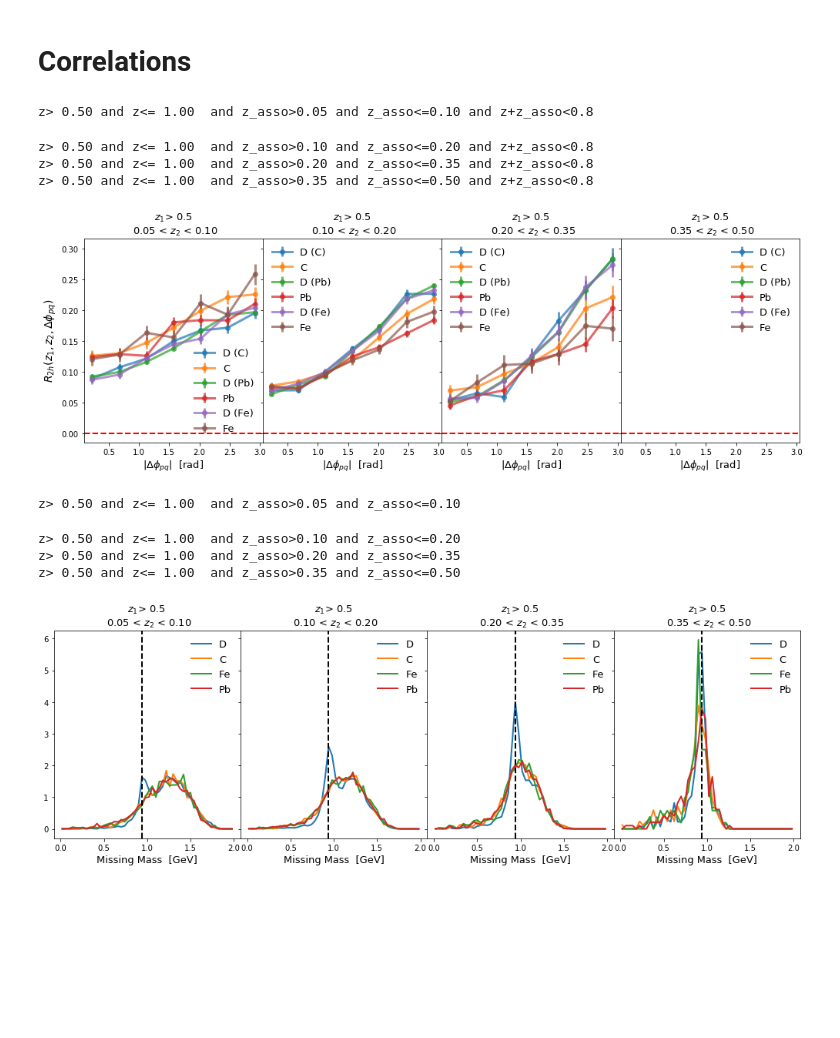
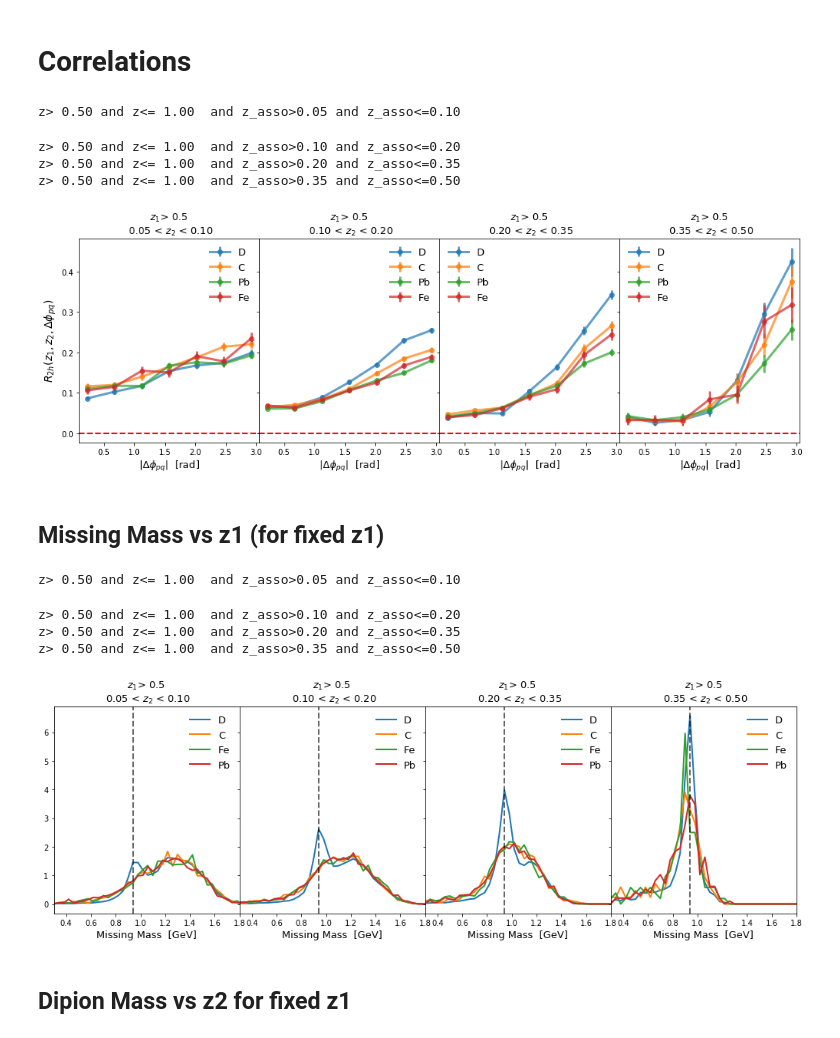
Before and after one commit to miguelignacio/eg2dihadron, a Jupyter notebook: EG2_2picorrelations.ipynb, the cells around one changed output. Cells and saved outputs as stored; diff of their text form; code cells hidden in the pictures; blank space fills up the shorter version.

```diff
--- a/EG2_2picorrelations.ipynb
+++ b/EG2_2picorrelations.ipynb
@@ -146,3 +143,7 @@ df['C_trigger'] = read_root('Pairs_C.root', 'C_trigger')
 df['D_C']= read_root('Pairs_C.root', 'D_C')
 df['D_C_mix'] = read_root('Pairs_C.root', 'D_C_mix')
 df['D_C_trigger'] = read_root('Pairs_C.root', 'D_C_trigger')
+
+df['D'] = pd.concat([df['D_Pb'],df['D_Fe'],df['D_C']]) #simply combine the deuterium results for all targets
+df['D_mix'] = pd.concat([df['D_Pb_mix'],df['D_Fe_mix'],df['D_C_mix']]) #simply combine the deuterium results for all targets
+df['D_trigger'] = pd.concat([df['D_Pb_trigger'],df['D_Fe_trigger'],df['D_C_trigger']]) #simply combine the deuterium results for all targets
@@ -149,20 +152,20 @@ df['D_C_trigger'] = read_root('Pairs_C.root', 'D_C_trigger')
 # %%
-r_C, err_C,x = getRatio(df['C'],df['D_C'],df['C_trigger'],df['D_C_trigger'],query='and missing_mass>1.25')
-r_Fe, err_Fe,x = getRatio(df['Fe'],df['D_Fe'],df['Fe_trigger'],df['D_Fe_trigger'],query='and missing_mass>1.25')
-r_Pb, err_Pb,x = getRatio(df['Pb'],df['D_Pb'],df['Pb_trigger'],df['D_Pb_trigger'],query='and missing_mass>1.25')
+r_C, err_C,x = getRatio(df['C'],df['D_C'],df['C_trigger'],df['D_C_trigger'])
+r_Fe, err_Fe,x = getRatio(df['Fe'],df['D_Fe'],df['Fe_trigger'],df['D_Fe_trigger'])
+r_Pb, err_Pb,x = getRatio(df['Pb'],df['D_Pb'],df['Pb_trigger'],df['D_Pb_trigger'])
 
 r_C_low, err_C_low,x = getRatio(df['C'],df['D_C'],df['C_trigger'],df['D_C_trigger'],query=' and mass<0.6')
 r_Fe_low, err_Fe_low,x = getRatio(df['Fe'],df['D_Fe'],df['Fe_trigger'],df['D_Fe_trigger'],query=' and mass<0.6')
 r_Pb_low, err_Pb_low,x = getRatio(df['Pb'],df['D_Pb'],df['Pb_trigger'],df['D_Pb_trigger'],query=' and mass<0.6')
 
-r_C_middle, err_C_middle,x = getRatio(df['C'],df['D_C'],df['C_trigger'],df['D_C_trigger'],query=' and mass<1.25 and mass>0.6')
-r_Fe_middle, err_Fe_middle,x = getRatio(df['Fe'],df['D_Fe'],df['Fe_trigger'],df['D_Fe_trigger'],query=' and mass<1.25 and mass>0.6')
-r_Pb_middle, err_Pb_middle,x = getRatio(df['Pb'],df['D_Pb'],df['Pb_trigger'],df['D_Pb_trigger'],query=' and mass<1.25 and mass>0.6')
+r_C_middle, err_C_middle,x = getRatio(df['C'],df['D_C'],df['C_trigger'],df['D_C_trigger'],query=' and mass<1.0 and mass>0.6')
+r_Fe_middle, err_Fe_middle,x = getRatio(df['Fe'],df['D_Fe'],df['Fe_trigger'],df['D_Fe_trigger'],query=' and mass<1.0 and mass>0.6')
+r_Pb_middle, err_Pb_middle,x = getRatio(df['Pb'],df['D_Pb'],df['Pb_trigger'],df['D_Pb_trigger'],query=' and mass<1.0 and mass>0.6')
 
-r_C_high, err_C_high,x = getRatio(df['C'],df['D_C'],df['C_trigger'],df['D_C_trigger'],query=' and mass>1.25 and mass<2.0')
-r_Fe_high, err_Fe_high,x = getRatio(df['Fe'],df['D_Fe'],df['Fe_trigger'],df['D_Fe_trigger'],query=' and mass>1.25 and mass<2.0')
-r_Pb_high, err_Pb_high,x = getRatio(df['Pb'],df['D_Pb'],df['Pb_trigger'],df['D_Pb_trigger'],query=' and mass>1.25 and mass<2.0')
+r_C_high, err_C_high,x = getRatio(df['C'],df['D_C'],df['C_trigger'],df['D_C_trigger'],query=' and mass>1.0 and mass<2.0')
+r_Fe_high, err_Fe_high,x = getRatio(df['Fe'],df['D_Fe'],df['Fe_trigger'],df['D_Fe_trigger'],query=' and mass>1.0 and mass<2.0')
+r_Pb_high, err_Pb_high,x = getRatio(df['Pb'],df['D_Pb'],df['Pb_trigger'],df['D_Pb_trigger'],query=' and mass>1.0 and mass<2.0')
 
-r_C_veryhigh, err_C_veryhigh,x = getRatio(df['C'],df['D_C'],df['C_trigger'],df['D_C_trigger'],query=' and mass>1.25 and mass<2.0')
-r_Fe_veryhigh, err_Fe_veryhigh,x = getRatio(df['Fe'],df['D_Fe'],df['Fe_trigger'],df['D_Fe_trigger'],query=' and mass>1.25 and mass<2.0')
-r_Pb_veryhigh, err_Pb_veryhigh,x = getRatio(df['Pb'],df['D_Pb'],df['Pb_trigger'],df['D_Pb_trigger'],query=' and mass>1.25 and mass<2.0')
+r_C_veryhigh, err_C_veryhigh,x = getRatio(df['C'],df['D_C'],df['C_trigger'],df['D_C_trigger'],query=' and mass>1.0 and mass<2.0')
+r_Fe_veryhigh, err_Fe_veryhigh,x = getRatio(df['Fe'],df['D_Fe'],df['Fe_trigger'],df['D_Fe_trigger'],query=' and mass>1.0 and mass<2.0')
+r_Pb_veryhigh, err_Pb_veryhigh,x = getRatio(df['Pb'],df['D_Pb'],df['Pb_trigger'],df['D_Pb_trigger'],query=' and mass>1.0 and mass<2.0')
@@ -299,7 +306,7 @@ asso_bins = [(x, y) for (x, y) in zip(asso_Edges[:-1], asso_Edges[1:])]
 
 for j, asso_bin in enumerate(asso_bins):
     query_trigger = 'z> %2.2f and z<= %2.2f '%(0.5,1.0)
-    query_asso = 'z_asso>%2.2f and z_asso<=%2.2f and z+z_asso<0.8'%(asso_bin[0],asso_bin[1])
+    query_asso = 'z_asso>%2.2f and z_asso<=%2.2f'%(asso_bin[0],asso_bin[1])
     query_total = query_trigger + ' and '+ query_asso
     print query_total
 
@@ -319,42 +326,51 @@ for j, asso_bin in enumerate(asso_bins):
 
     ##IRON
     corr_Fe = correlation(df['Fe_trigger'].query(query_trigger).shape[0], df['Fe'].query(query_total), df['Fe_mix'].query(query_total))
     corr_D_Fe = correlation(df['D_Fe_trigger'].query(query_trigger).shape[0], df['D_Fe'].query(query_total), df['D_Fe_mix'].query(query_total))
     norma = np.sum(corr_D_Fe.corr_dphi)
     corr_Fe.normalize(norma)
     corr_D_Fe.normalize(norma)
 
     comp_C = comparison(corr_C,corr_D_C)
     comp_Fe = comparison(corr_Fe,corr_D_Fe)
     comp_Pb = comparison(corr_Pb,corr_D_Pb)
 
+    ##Combined deuterium for plotting purposes
+    corr_D = correlation(df['D_trigger'].query(query_trigger).shape[0], df['D'].query(query_total), df['D_mix'].query(query_total))
+    corr_D.normalize(np.sum(corr_D.corr_dphi))
 
     #plots:
     #correlations
-    axs[j].errorbar(corr_D.bincenters_dphi, corr_D.corr_dphi, yerr=corr_D.corr_dphi_err, linewidth=3.0,alpha=0.7,fmt='-o', label='D (C)')
-    axs[j].errorbar(corr_A.bincenters_dphi, corr_A.corr_dphi, yerr=corr_A.corr_dphi_err, linewidth=3.0,alpha=0.7,fmt='-o', label='C')
 
-    axs[j].errorbar(corr_Pb.bincenters_dphi, corr_D_Pb.corr_dphi, yerr=corr_D_Pb.corr_dphi_err, linewidth=3.0,alpha=0.7,fmt='-o', label='D (Pb)')
+    axs[j].errorbar(corr_C.bincenters_dphi, corr_D_C.corr_dphi, yerr=corr_D_C.corr_dphi_err, linewidth=3.0,alpha=0.7,fmt='-o', label='D')
+
+
+    #axs[j].errorbar(corr_C.bincenters_dphi, corr_D_C.corr_dphi, yerr=corr_D_C.corr_dphi_err, linewidth=3.0,alpha=0.7,fmt='-o', label='D (C)')
+    axs[j].errorbar(corr_C.bincenters_dphi, corr_C.corr_dphi, yerr=corr_C.corr_dphi_err, linewidth=3.0,alpha=0.7,fmt='-o', label='C')
+
+    #axs[j].errorbar(corr_Pb.bincenters_dphi, corr_D_Pb.corr_dphi, yerr=corr_D_Pb.corr_dphi_err, linewidth=3.0,alpha=0.7,fmt='-o', label='D (Pb)')
     axs[j].errorbar(corr_Pb.bincenters_dphi, corr_Pb.corr_dphi, yerr=corr_Pb.corr_dphi_err, linewidth=3.0,alpha=0.7,fmt='-o', label='Pb')
 
-    axs[j].errorbar(corr_Fe.bincenters_dphi, corr_D_Fe.corr_dphi, yerr=corr_D_Fe.corr_dphi_err, linewidth=3.0,alpha=0.7,fmt='-o', label='D (Fe)')
+    #axs[j].errorbar(corr_Fe.bincenters_dphi, corr_D_Fe.corr_dphi, yerr=corr_D_Fe.corr_dphi_err, linewidth=3.0,alpha=0.7,fmt='-o', label='D (Fe)')
     axs[j].errorbar(corr_Fe.bincenters_dphi, corr_Fe.corr_dphi, yerr=corr_Fe.corr_dphi_err, linewidth=3.0,alpha=0.7,fmt='-o', label='Fe')
 
     axs[j].axhline(y=0.0,color='red',linestyle='--')
     axs[j].xaxis.set_label_text("|$\Delta\phi_{pq}$|  [rad]", fontsize=13)
     axs[j].legend(loc='best',frameon=False)
     axs[0].yaxis.set_label_text(r'$R_{2h}(z_{1},z_{2}, \Delta\phi_{pq}) $',fontsize=14)
     axs[j].set_title('$z_{1}$> 0.5 \n %2.2f < $z_{2}$ < %2.2f'%(asso_bin[0],asso_bin[1]), fontsize=13)
 
 
 plt.tight_layout()
 plt.savefig('AzimuthalCorrelations.png')
 # %% [output]
-z> 0.50 and z<= 1.00  and z_asso>0.05 and z_asso<=0.10 and z+z_asso<0.8
+z> 0.50 and z<= 1.00  and z_asso>0.05 and z_asso<=0.10
-z> 0.50 and z<= 1.00  and z_asso>0.10 and z_asso<=0.20 and z+z_asso<0.8
-z> 0.50 and z<= 1.00  and z_asso>0.20 and z_asso<=0.35 and z+z_asso<0.8
-z> 0.50 and z<= 1.00  and z_asso>0.35 and z_asso<=0.50 and z+z_asso<0.8
+z> 0.50 and z<= 1.00  and z_asso>0.10 and z_asso<=0.20
+z> 0.50 and z<= 1.00  and z_asso>0.20 and z_asso<=0.35
+z> 0.50 and z<= 1.00  and z_asso>0.35 and z_asso<=0.50
-[figure, old version]
+[figure, new version]
+# %% [markdown]
+## Missing Mass vs z1 (for fixed z1)
 # %%
 fig, axs = plt.subplots(1, 4,sharex=True,sharey=True, figsize=(14,5), gridspec_kw={'wspace':0})
 Edges = [0.4, 0.5,0.6,0.7,1.0]
@@ -392,16 +408,21 @@ for j, asso_bin in enumerate(asso_bins):
     corr_Fe.normalize(norma)
     corr_D_Fe.normalize(norma)
 
+    corr_D = correlation(df['D_trigger'].query(query_trigger).shape[0], df['D'].query(query_total), df['D_mix'].query(query_total))
+    corr_D.normalize(np.sum(corr_D.corr_dphi))
+
+
     comp_C = comparison(corr_C,corr_D_C)
     comp_Fe = comparison(corr_Fe,corr_D_Fe)
     comp_Pb = comparison(corr_Pb,corr_D_Pb)
 
-    axs[j].plot(corr_C.hxmass_x,corr_D_C.hxmass,label='D')
+    axs[j].plot(corr_C.hxmass_x,corr_D.hxmass,label='D')
     axs[j].plot(corr_C.hxmass_x,corr_C.hxmass,label='C')
     axs[j].plot(corr_Fe.hxmass_x,corr_Fe.hxmass,label='Fe')
     axs[j].plot(corr_Pb.hxmass_x,corr_Pb.hxmass,label='Pb')
+    plt.xlim([0.3,1.8])
 
-    axs[j].axvline(x=0.938,linestyle='--',color='black')
+    axs[j].axvline(x=0.938,linestyle='--',color='black',alpha=0.6)
     #axs[2].xaxis.set_label_text("Missing Mass  [GeV]", fontsize=13)
     axs[j].legend(loc='best',frameon=False)
     axs[j].set_title('$z_{1}$> 0.5 \n %2.2f < $z_{2}$ < %2.2f'%(asso_bin[0],asso_bin[1]), fontsize=13)
@@ -415,7 +436,9 @@ z> 0.50 and z<= 1.00  and z_asso>0.05 and z_asso<=0.10
 z> 0.50 and z<= 1.00  and z_asso>0.10 and z_asso<=0.20
 z> 0.50 and z<= 1.00  and z_asso>0.20 and z_asso<=0.35
 z> 0.50 and z<= 1.00  and z_asso>0.35 and z_asso<=0.50
-[figure, old version]
+[figure, new version]
+# %% [markdown]
+## Dipion Mass vs z2 for fixed z1
 # %%
 fig, axs = plt.subplots(1, 4,sharex=True, figsize=(14,5), gridspec_kw={'wspace':0})
 Edges = [0.4, 0.5,0.6,0.7,1.0]
```
Also changed, not shown: parts of 14 cells of this notebook, 2 other files.
